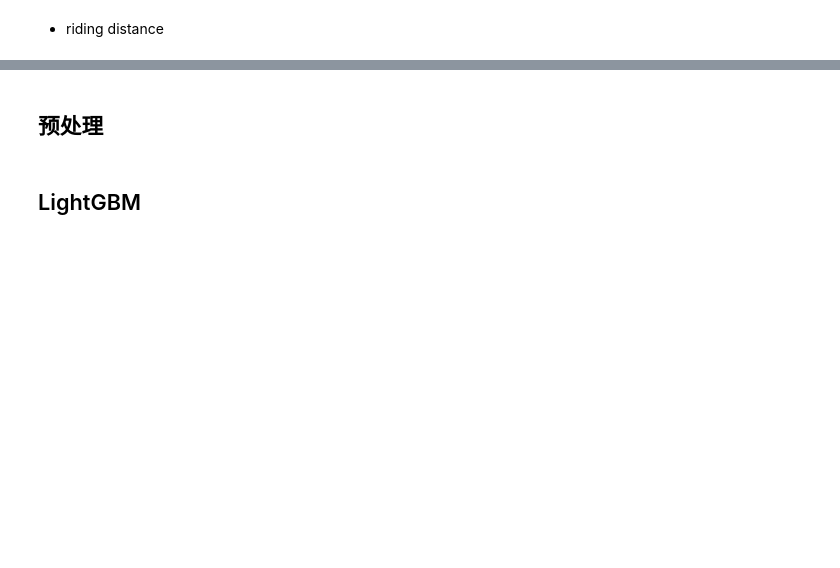
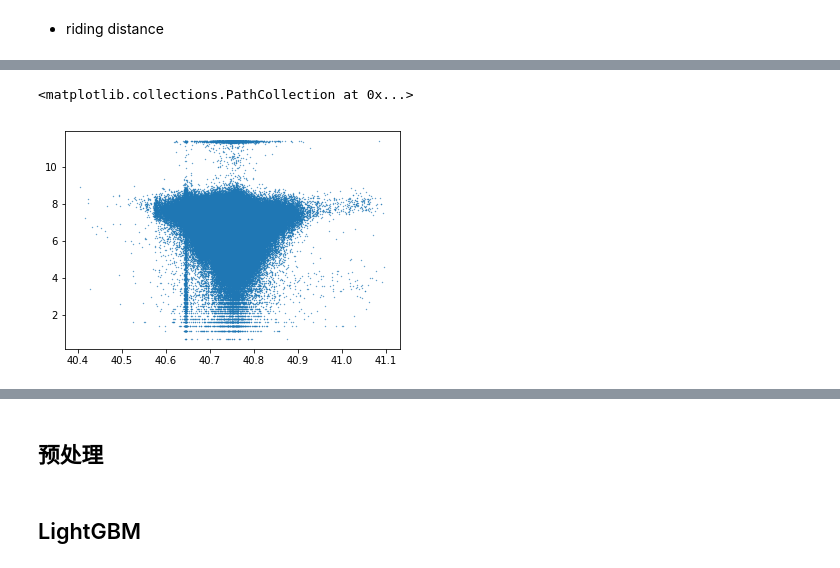
Before and after one commit to hahadsg/MyKaggle, a Jupyter notebook: nyc-taxi-trip-duration/solution.ipynb, the cells around one changed output, grey strips where cells are left out. Drawn from its saved outputs; the diff is of its cells as text; code cells hidden in the pictures; blank space fills up the shorter version.

```diff
--- a/nyc-taxi-trip-duration/solution.ipynb
+++ b/nyc-taxi-trip-duration/solution.ipynb
@@ -75,0 +163,6 @@ sns.boxplot('vendor_id', 'trip_duration', data=full_df)
+# %%
+# plt.scatter(tdf['distance'], tdf['log1p_trip_duration'], s=0.1) # 这个有明显的关系
+plt.scatter(tdf['dropoff_latitude'], tdf['log1p_trip_duration'], s=0.1)
+# %% [output]
+<matplotlib.collections.PathCollection at 0x...>
+[figure, added]
```
Also changed, not shown: parts of 24 cells of this notebook.
